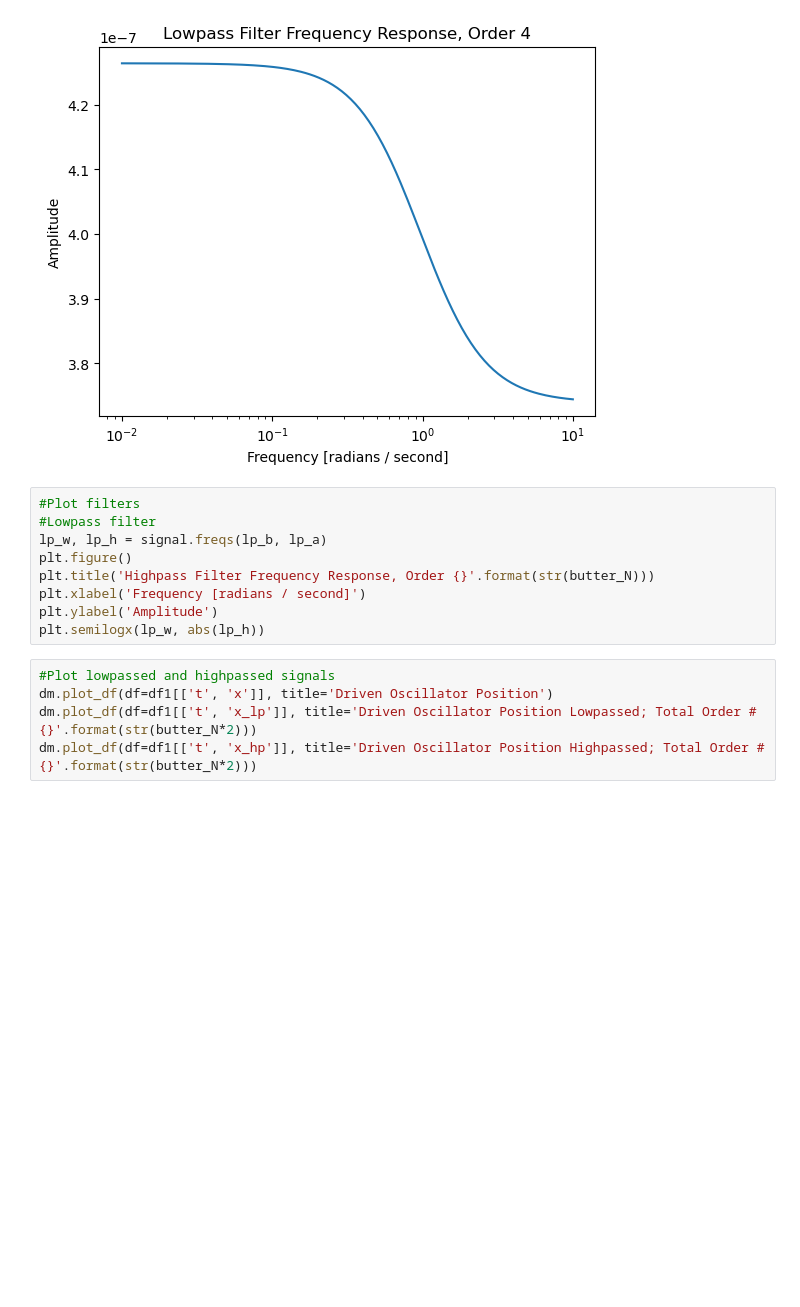
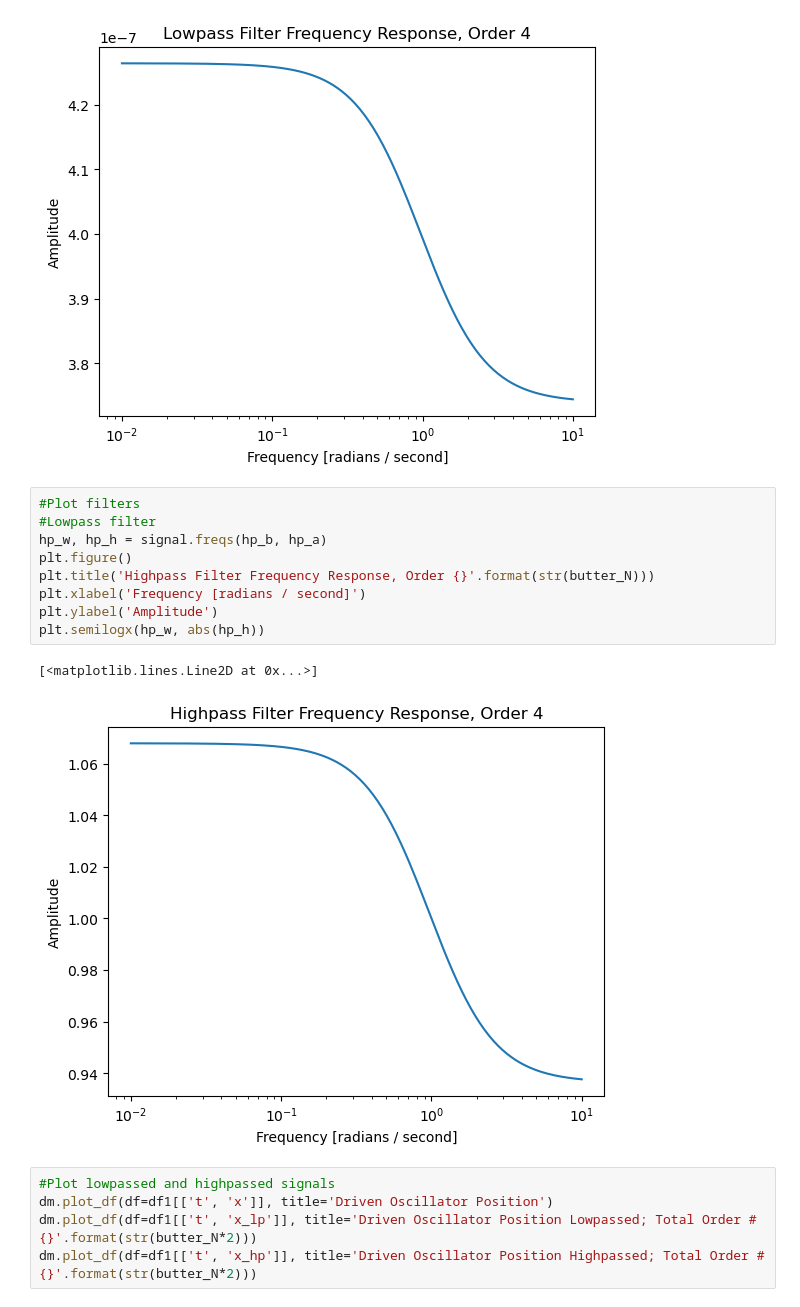
Before and after one commit to gaoadam/dynamicmodel, a Jupyter notebook: lstm_predictions_filtered.ipynb, the cells around one changed output. Cells and saved outputs as stored; diff of their text form; blank space fills up the shorter version.

```diff
--- a/lstm_predictions_filtered.ipynb
+++ b/lstm_predictions_filtered.ipynb
@@ -65,12 +65,15 @@ plt.semilogx(lp_w, abs(lp_h))
 # %%
 #Plot filters
 #Lowpass filter
-lp_w, lp_h = signal.freqs(lp_b, lp_a)
+hp_w, hp_h = signal.freqs(hp_b, hp_a)
 plt.figure()
 plt.title('Highpass Filter Frequency Response, Order {}'.format(str(butter_N)))
 plt.xlabel('Frequency [radians / second]')
 plt.ylabel('Amplitude')
-plt.semilogx(lp_w, abs(lp_h))
+plt.semilogx(hp_w, abs(hp_h))
+# %% [output]
+[<matplotlib.lines.Line2D at 0x...>]
+[figure, added]
 # %%
 #Plot lowpassed and highpassed signals
 dm.plot_df(df=df1[['t', 'x']], title='Driven Oscillator Position')
```
Also changed, not shown: parts of 2 cells of this notebook.
